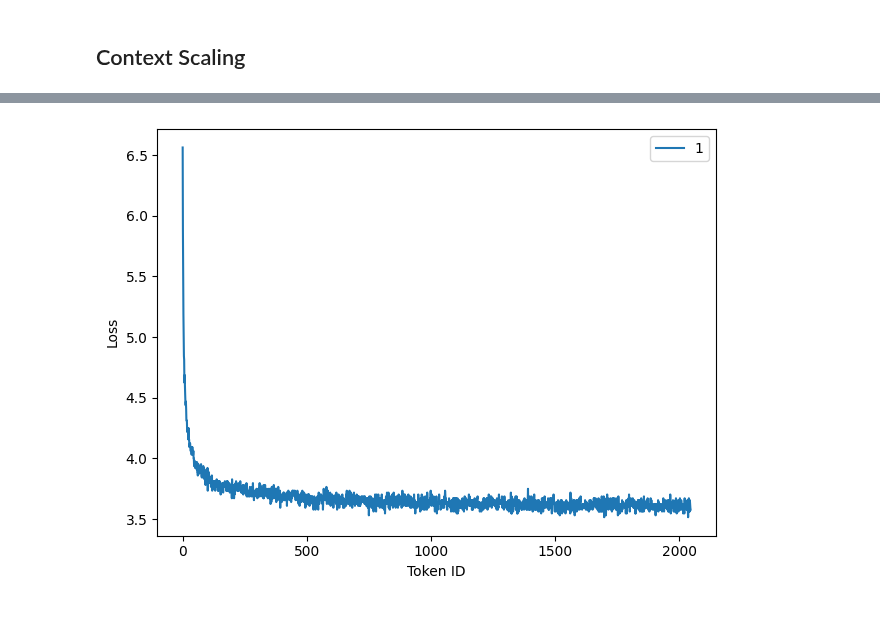
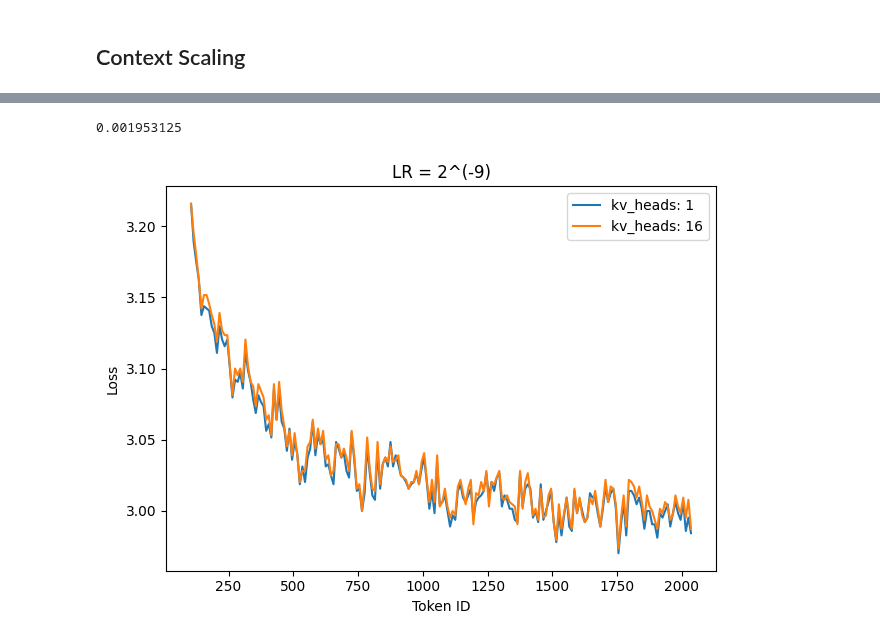
Before and after one commit to llm-random/nano, a Jupyter notebook: jupyter_notebooks/polts.ipynb, the cells around one changed output, grey strips where cells are left out. Saved outputs shown, nothing was run; the diff lists cells and outputs as text; code cells hidden in the pictures.

```diff
--- a/jupyter_notebooks/polts.ipynb
+++ b/jupyter_notebooks/polts.ipynb
@@ -275,7 +283,7 @@ def get_neptune_table(tags, project="pmtest/llm-random", negative_tags=None, col
 
     return runs_table
 
-def get_long_ctx_jsons(df, path=None, project="pmtest/llm-random"):
+def get_long_ctx_jsons(df, path=None, project="pmtest/llm-random", get_vars: list=None):
     dict_list = []
     for id in df["sys/id"].tolist():
 
@@ -293,7 +301,13 @@ def get_long_ctx_jsons(df, path=None, project="pmtest/llm-random"):
             f.download(tmp.name)
             tmp.seek(0)
             data = json.load(tmp)
-            dict_list.append(data)
+
+        if get_vars is not None:
+            for var in get_vars:
+                data[var] = run[var].fetch()
+                # print(f"{var}: {run[var].fetch()}")
+
+        dict_list.append(data)
 
     return dict_list
 # %% [markdown]
@@ -312,4 +331,4 @@ Shape: (1, 492)
 # %%
-dict_list = get_long_ctx_jsons(df, path="eval_long_context/step_3000.json")
+dict_list = get_long_ctx_jsons(df, path="eval_long_context/step_39000.json", get_vars=["job_config/common/kv_heads", "learning_rate"])
 print(len(dict_list))
 # %% [output]
@@ -319,5 +348,15 @@ Fetching file...: 0 [00:00, ?/s]
-# %%
-names = ["1"]
-fig = plot_loss_vs_tokenid(dict_list, run_names=names, smoothing=1)
-# %% [output]
-[figure, removed]
+# %%
+dict_list[1]['learning_rate']
+# %% [output]
+0.001953125
+# %%
+filtered_list = []
+names = []
+for d in dict_list:
+    if d["learning_rate"] == 0.001953125:
+        filtered_list.append(d)
+        names.append(f"kv_heads: {d["job_config/common/kv_heads"]}")
+# %%
+fig = plot_loss_vs_tokenid(filtered_list, run_names=names, title='LR = 2^(-9)', smoothing=10, x_trim_head=100)
+# %% [output]
+[figure, added]
```
Also changed, not shown: parts of 4 cells of this notebook, 1 other file.
